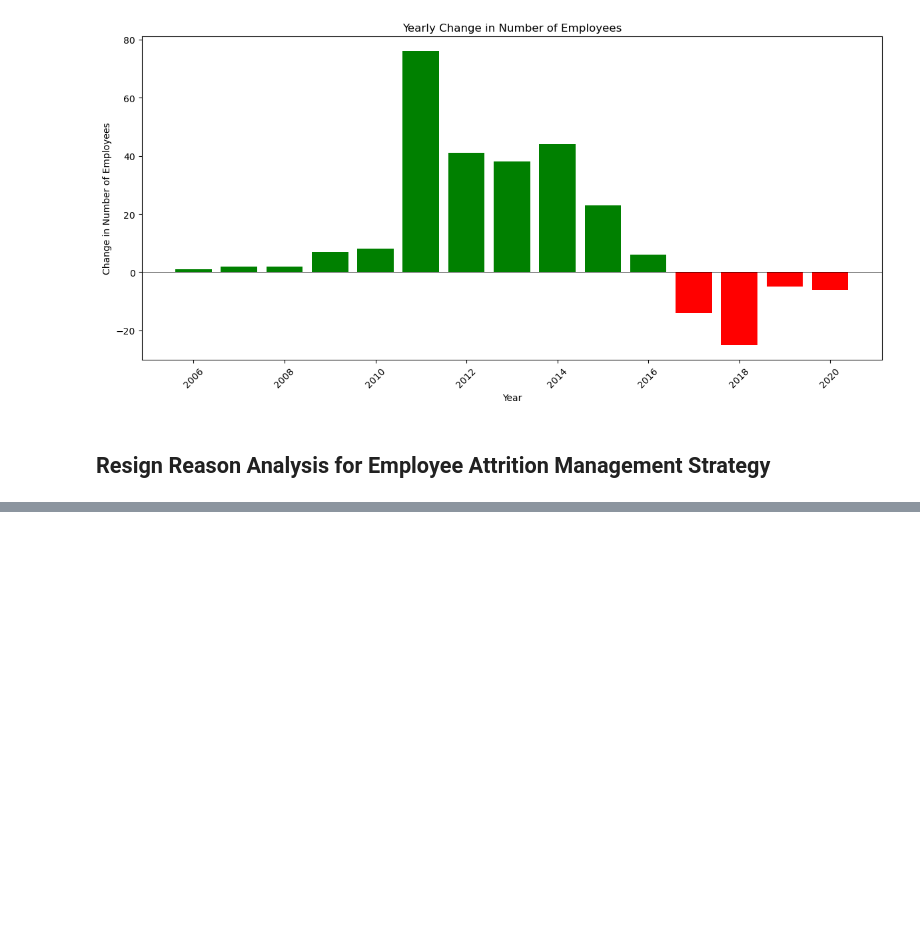
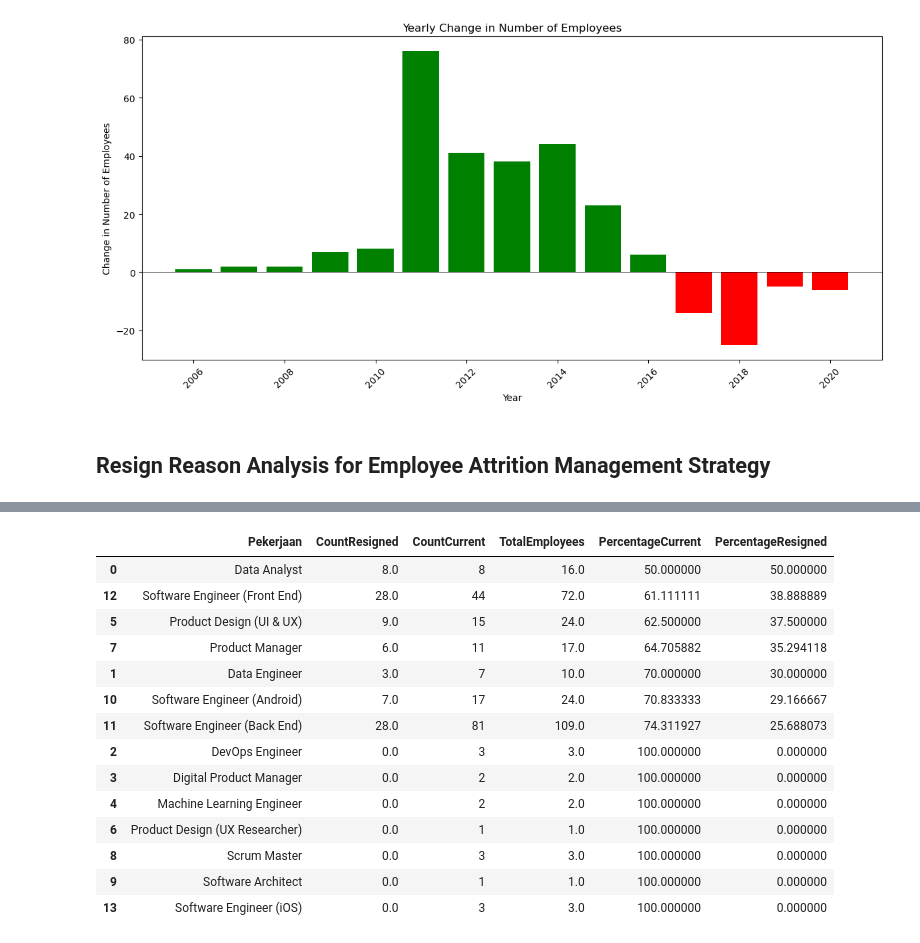
Before and after one commit to sailafs/Improving-Employee-Retention-by-Predicting-Employee-Attrition-Using-Machine-Learning, a Jupyter notebook: Project-3.ipynb, the cells around one changed output, grey strips where cells are left out. Cells and saved outputs as stored; diff of their text form; code cells hidden in the pictures; blank space fills up the shorter version.

```diff
--- a/Project-3.ipynb
+++ b/Project-3.ipynb
@@ -374,0 +399,3 @@ Tahapan Pengerjaan
+# %%
+df_resigned = df[df['TanggalResign'] != '-']
+df_current = df[df['TanggalResign'] == '-']
@@ -374,0 +433,19 @@ Tahapan Pengerjaan
+# %%
+merged_by_job = merged_by_job.sort_values('PercentageCurrent',ascending=True)
+merged_by_job
+# %% [output]
+|  | Pekerjaan | CountResigned | CountCurrent | TotalEmployees | PercentageCurrent | PercentageResigned |
+| 0 | Data Analyst | 8.0 | 8 | 16.0 | 50.000000 | 50.000000 |
+| 12 | Software Engineer (Front End) | 28.0 | 44 | 72.0 | 61.111111 | 38.888889 |
+| 5 | Product Design (UI & UX) | 9.0 | 15 | 24.0 | 62.500000 | 37.500000 |
+| 7 | Product Manager | 6.0 | 11 | 17.0 | 64.705882 | 35.294118 |
+| 1 | Data Engineer | 3.0 | 7 | 10.0 | 70.000000 | 30.000000 |
+| 10 | Software Engineer (Android) | 7.0 | 17 | 24.0 | 70.833333 | 29.166667 |
+| 11 | Software Engineer (Back End) | 28.0 | 81 | 109.0 | 74.311927 | 25.688073 |
+| 2 | DevOps Engineer | 0.0 | 3 | 3.0 | 100.000000 | 0.000000 |
+| 3 | Digital Product Manager | 0.0 | 2 | 2.0 | 100.000000 | 0.000000 |
+| 4 | Machine Learning Engineer | 0.0 | 2 | 2.0 | 100.000000 | 0.000000 |
+| 6 | Product Design (UX Researcher) | 0.0 | 1 | 1.0 | 100.000000 | 0.000000 |
+| 8 | Scrum Master | 0.0 | 3 | 3.0 | 100.000000 | 0.000000 |
+| 9 | Software Architect | 0.0 | 1 | 1.0 | 100.000000 | 0.000000 |
+| 13 | Software Engineer (iOS) | 0.0 | 3 | 3.0 | 100.000000 | 0.000000 |
```
Also changed, not shown: parts of 14 cells of this notebook, 8 other files.
